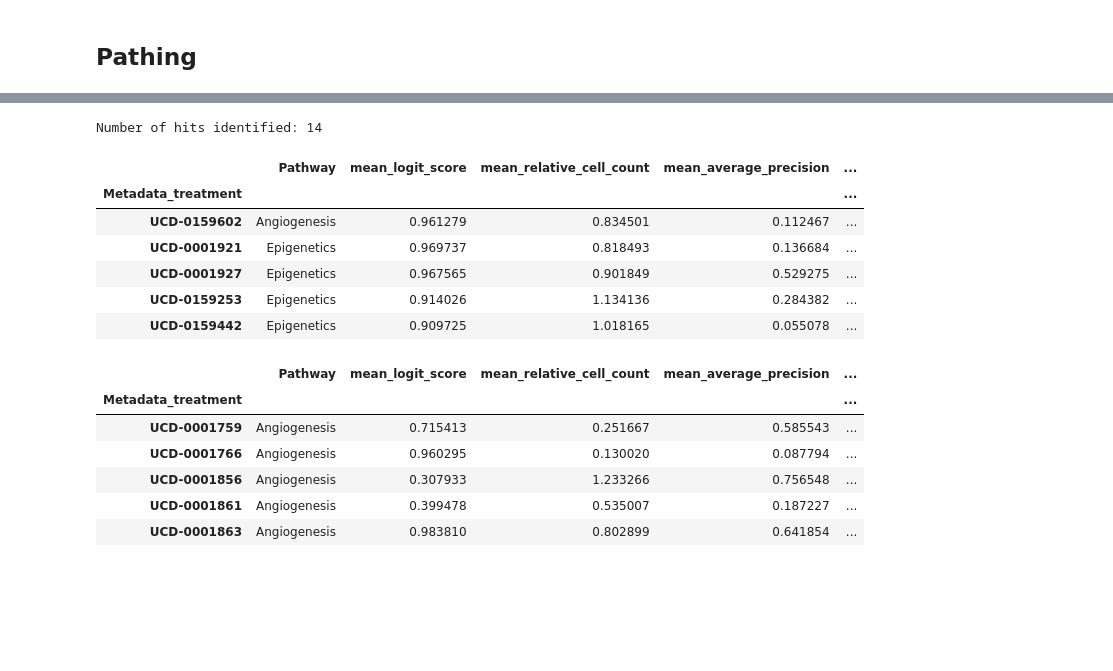
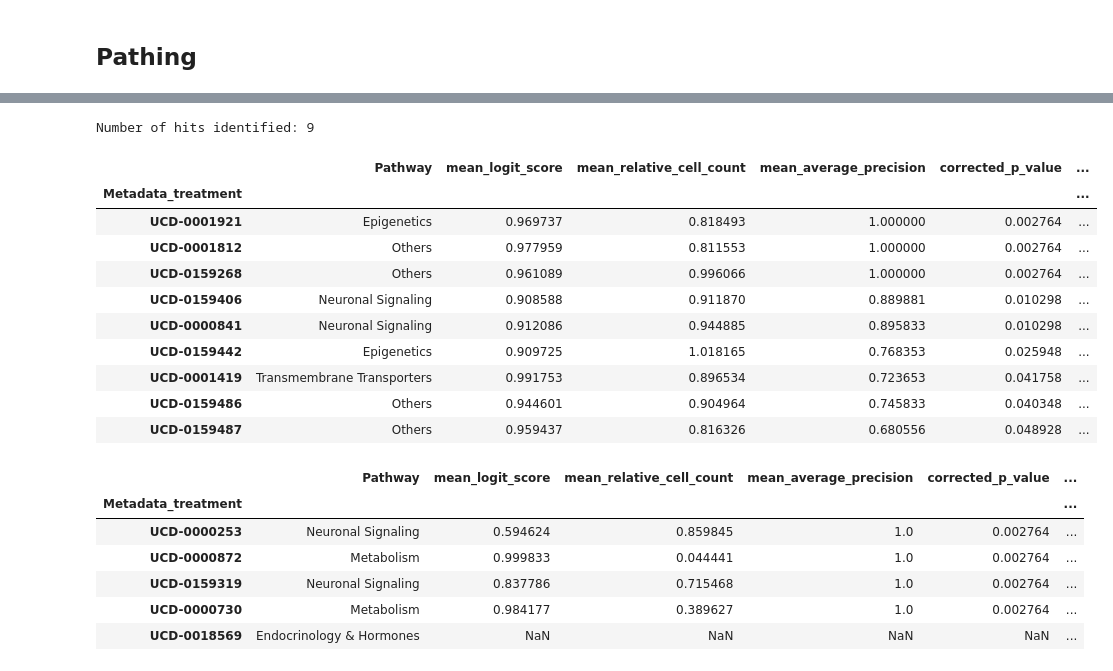
Before and after one commit to WayScience/targeted_fibrosis_drug_screen, a Jupyter notebook: 3a.train_dmso_logistic_regression_models/train_platemapwise_model/5.hit_calling.ipynb, the cells around one changed output, grey strips where cells are left out. Saved outputs shown, nothing was run; the diff lists cells and outputs as text; code cells hidden in the pictures; blank space fills up the shorter version.

```diff
--- a/3a.train_dmso_logistic_regression_models/train_platemapwise_model/5.hit_calling.ipynb
+++ b/3a.train_dmso_logistic_regression_models/train_platemapwise_model/5.hit_calling.ipynb
@@ -7,24 +7,18 @@ import pandas as pd
 # %% [markdown]
 ## Pathing
 # %%
-datasplit_dir = pathlib.Path(".") / "datasplits"
-if not datasplit_dir.exists():
-    raise FileNotFoundError(f"Datasplit directory not found: {datasplit_dir}")
-missing_yaml = datasplit_dir / "missing_profiles.yaml"
-if not missing_yaml.exists():
-    raise FileNotFoundError(f"Missing profiles YAML file not found: {missing_yaml}")
+input_dir = pathlib.Path("inference_results")
 
-output_dir = pathlib.Path(".") / "inference_results"
-if not output_dir.exists():
-    raise FileNotFoundError(f"Output directory not found: {output_dir}")
-treatment_well_file = output_dir / "treatment_well.csv"
-if not treatment_well_file.exists():
-    raise FileNotFoundError(f"Treatment well file not found: {treatment_well_file}")
-logit_score_file = output_dir / "logit_inference_summary.parquet"
-if not logit_score_file.exists():
-    raise FileNotFoundError(f"Logit score file not found: {logit_score_file}")
+output_file = input_dir / "hit_call_table.csv"
 
-# mysterious file read that will be formalized later
-buscar_map_file = pathlib.Path(".") / 'final_merged_mean_buscar_map_scores.csv'
-if not buscar_map_file.exists():
-    raise FileNotFoundError(f"Buscar map file not found: {buscar_map_file}")
+# Load summary
+hit_summary_df = pd.read_csv(
+    input_dir / "hit_summary.csv"
+    ).rename(
+    columns={
+        "mean_score": "mean_logit_score",
+    }
+).set_index("Metadata_treatment")
+
+print(hit_summary_df.shape)
+hit_summary_df.head()
@@ -74,5 +48,9 @@ buscar_df = buscar_map_df.loc[
 # %%
-for_hit_calling_df = logit_score_df.join(map_df, how="inner", validate="one_to_one").join(buscar_df, how="inner", validate="one_to_one")
+for_hit_calling_df = (
+    hit_summary_df
+    .loc[:, ["Pathway", "mean_logit_score",	"mean_relative_cell_count",	"mean_average_precision", "corrected_p_value", "-log10(p-value)"]]
+)
+
 print(f"Number of treatments with profiles: {for_hit_calling_df.dropna().shape[0]}")
 for_hit_calling_df.head()
 # %% [output]
@@ -118,34 +80,38 @@ ax.figure.tight_layout()
 # %%
 RELATIVE_COUNT_THRESHOLD = 0.8
 LOGIT_THRESHOLD = 0.9
-MAP_THRESHOLD = 0.6
+MAP_THRESHOLD = 0.05
 
 hits_df = for_hit_calling_df.loc[
     (for_hit_calling_df["mean_relative_cell_count"] >= RELATIVE_COUNT_THRESHOLD)
     & (for_hit_calling_df["mean_logit_score"] >= LOGIT_THRESHOLD)
-    & (for_hit_calling_df["mean_average_precision"] <= MAP_THRESHOLD)
+    & (for_hit_calling_df["corrected_p_value"] <= MAP_THRESHOLD)
 ].copy()
 print(f"Number of hits identified: {hits_df.shape[0]}")
-hits_df.head()
+hits_df
 # %% [output]
-Number of hits identified: 14
+Number of hits identified: 9
-|  | Pathway | mean_logit_score | mean_relative_cell_count | mean_average_precision | ... |
-| Metadata_treatment |  |  |  |  | ... |
-| UCD-0159602 | Angiogenesis | 0.961279 | 0.834501 | 0.112467 | ... |
-| UCD-0001921 | Epigenetics | 0.969737 | 0.818493 | 0.136684 | ... |
-| UCD-0001927 | Epigenetics | 0.967565 | 0.901849 | 0.529275 | ... |
-| UCD-0159253 | Epigenetics | 0.914026 | 1.134136 | 0.284382 | ... |
-| UCD-0159442 | Epigenetics | 0.909725 | 1.018165 | 0.055078 | ... |
+|  | Pathway | mean_logit_score | mean_relative_cell_count | mean_average_precision | corrected_p_value | ... |
+| Metadata_treatment |  |  |  |  |  | ... |
+| UCD-0001921 | Epigenetics | 0.969737 | 0.818493 | 1.000000 | 0.002764 | ... |
+| UCD-0001812 | Others | 0.977959 | 0.811553 | 1.000000 | 0.002764 | ... |
+| UCD-0159268 | Others | 0.961089 | 0.996066 | 1.000000 | 0.002764 | ... |
+| UCD-0159406 | Neuronal Signaling | 0.908588 | 0.911870 | 0.889881 | 0.010298 | ... |
+| UCD-0000841 | Neuronal Signaling | 0.912086 | 0.944885 | 0.895833 | 0.010298 | ... |
+| UCD-0159442 | Epigenetics | 0.909725 | 1.018165 | 0.768353 | 0.025948 | ... |
+| UCD-0001419 | Transmembrane Transporters | 0.991753 | 0.896534 | 0.723653 | 0.041758 | ... |
+| UCD-0159486 | Others | 0.944601 | 0.904964 | 0.745833 | 0.040348 | ... |
+| UCD-0159487 | Others | 0.959437 | 0.816326 | 0.680556 | 0.048928 | ... |
 # %%
 for_hit_calling_df.head()
 # %% [output]
-|  | Pathway | mean_logit_score | mean_relative_cell_count | mean_average_precision | ... |
-| Metadata_treatment |  |  |  |  | ... |
-| UCD-0001759 | Angiogenesis | 0.715413 | 0.251667 | 0.585543 | ... |
-| UCD-0001766 | Angiogenesis | 0.960295 | 0.130020 | 0.087794 | ... |
-| UCD-0001856 | Angiogenesis | 0.307933 | 1.233266 | 0.756548 | ... |
-| UCD-0001861 | Angiogenesis | 0.399478 | 0.535007 | 0.187227 | ... |
-| UCD-0001863 | Angiogenesis | 0.983810 | 0.802899 | 0.641854 | ... |
+|  | Pathway | mean_logit_score | mean_relative_cell_count | mean_average_precision | corrected_p_value | ... |
+| Metadata_treatment |  |  |  |  |  | ... |
+| UCD-0000253 | Neuronal Signaling | 0.594624 | 0.859845 | 1.0 | 0.002764 | ... |
+| UCD-0000872 | Metabolism | 0.999833 | 0.044441 | 1.0 | 0.002764 | ... |
+| UCD-0159319 | Neuronal Signaling | 0.837786 | 0.715468 | 1.0 | 0.002764 | ... |
+| UCD-0000730 | Metabolism | 0.984177 | 0.389627 | 1.0 | 0.002764 | ... |
+| UCD-0018569 | Endocrinology & Hormones | NaN | NaN | NaN | NaN | ... |
 # %%
 import numpy as np
 import pandas as pd
```
Also changed, not shown: parts of 12 cells of this notebook, 4 other files.
